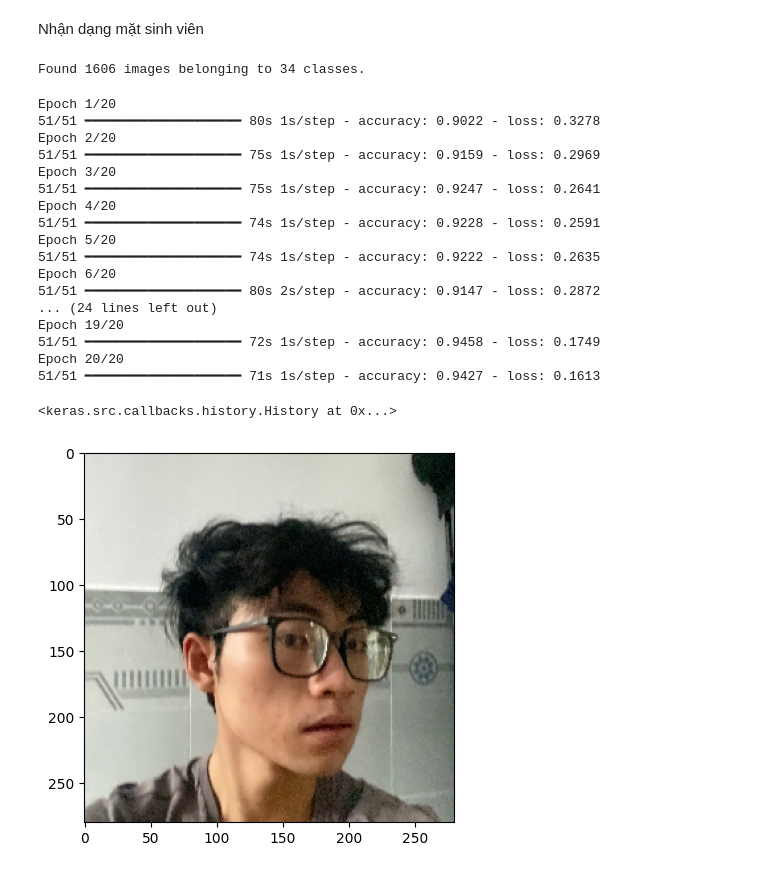
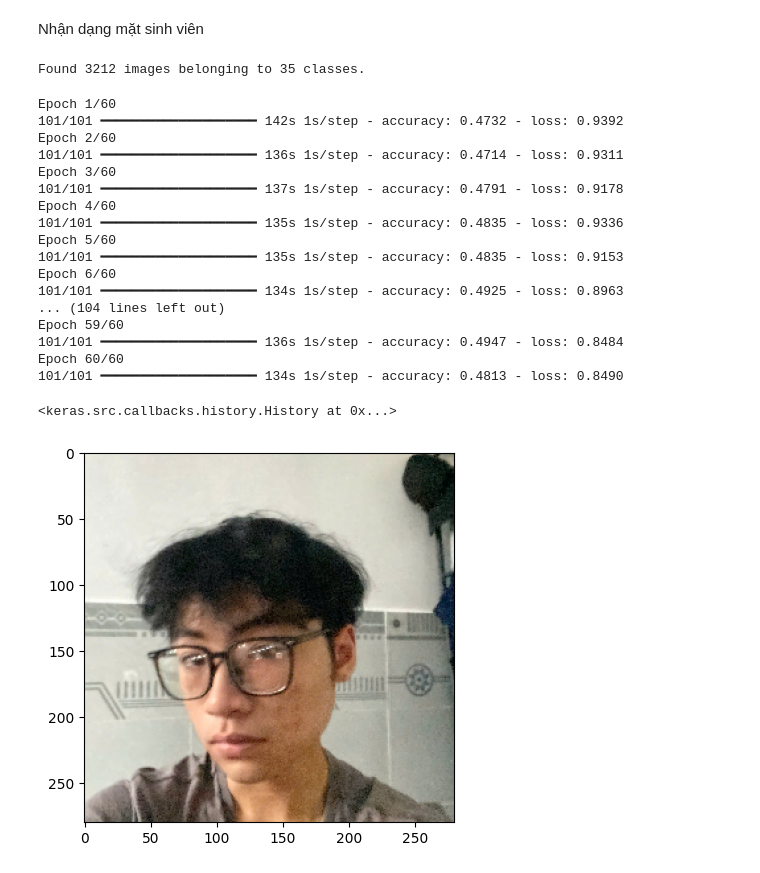
Before and after one commit to huutai-cmyk/Homework-1, a Jupyter notebook: Untitled.ipynb, the cells around one changed output. Saved outputs shown, nothing was run; the diff lists cells and outputs as text; code cells hidden in the pictures.

```diff
--- a/Untitled.ipynb
+++ b/Untitled.ipynb
@@ -6,7 +6,7 @@ Nhận dạng mặt sinh viên
 from keras.models import Sequential
 from keras.layers import Dense
 from tensorflow.keras.preprocessing.image import ImageDataGenerator
-train_dir = '/content/drive/MyDrive/Ảnh Lớp IC'
+train_dir = '/content/drive/MyDrive/Ảnh Lớp IC/Ảnh Lớp IC'
 img_width, img_height=280, 280
 batch_size= 32
 train_datagen = ImageDataGenerator(
@@ -27,7 +27,7 @@ train_generator = train_datagen.flow_from_directory(
     class_mode= 'categorical'
 )
 # %% [output]
-Found 1606 images belonging to 34 classes.
+Found 3212 images belonging to 35 classes.
 # %%
 img_width, img_height=280, 280
 from keras.models import Sequential
@@ -42,44 +42,44 @@ model = Sequential([
     Flatten(),
     Dense(128, activation='relu'),
     Dropout(0.5),
-    Dense(34, activation='softmax')
+    Dense(35, activation='softmax')
 ])
 # %%
 model.compile(optimizer='adam', loss='categorical_crossentropy', metrics=['accuracy'])
-model.fit(train_generator, epochs=20)
+model.fit(train_generator, epochs=60)
 # %% [output]
-Epoch 1/20
-51/51 ━━━━━━━━━━━━━━━━━━━━ 80s 1s/step - accuracy: 0.9022 - loss: 0.3278
-Epoch 2/20
-51/51 ━━━━━━━━━━━━━━━━━━━━ 75s 1s/step - accuracy: 0.9159 - loss: 0.2969
-Epoch 3/20
-51/51 ━━━━━━━━━━━━━━━━━━━━ 75s 1s/step - accuracy: 0.9247 - loss: 0.2641
-Epoch 4/20
-51/51 ━━━━━━━━━━━━━━━━━━━━ 74s 1s/step - accuracy: 0.9228 - loss: 0.2591
-Epoch 5/20
-51/51 ━━━━━━━━━━━━━━━━━━━━ 74s 1s/step - accuracy: 0.9222 - loss: 0.2635
-Epoch 6/20
-51/51 ━━━━━━━━━━━━━━━━━━━━ 80s 2s/step - accuracy: 0.9147 - loss: 0.2872
-... (24 lines left out)
-Epoch 19/20
-51/51 ━━━━━━━━━━━━━━━━━━━━ 72s 1s/step - accuracy: 0.9458 - loss: 0.1749
-Epoch 20/20
-51/51 ━━━━━━━━━━━━━━━━━━━━ 71s 1s/step - accuracy: 0.9427 - loss: 0.1613
+Epoch 1/60
+101/101 ━━━━━━━━━━━━━━━━━━━━ 142s 1s/step - accuracy: 0.4732 - loss: 0.9392
+Epoch 2/60
+101/101 ━━━━━━━━━━━━━━━━━━━━ 136s 1s/step - accuracy: 0.4714 - loss: 0.9311
+Epoch 3/60
+101/101 ━━━━━━━━━━━━━━━━━━━━ 137s 1s/step - accuracy: 0.4791 - loss: 0.9178
+Epoch 4/60
+101/101 ━━━━━━━━━━━━━━━━━━━━ 135s 1s/step - accuracy: 0.4835 - loss: 0.9336
+Epoch 5/60
+101/101 ━━━━━━━━━━━━━━━━━━━━ 135s 1s/step - accuracy: 0.4835 - loss: 0.9153
+Epoch 6/60
+101/101 ━━━━━━━━━━━━━━━━━━━━ 134s 1s/step - accuracy: 0.4925 - loss: 0.8963
+... (104 lines left out)
+Epoch 59/60
+101/101 ━━━━━━━━━━━━━━━━━━━━ 136s 1s/step - accuracy: 0.4947 - loss: 0.8484
+Epoch 60/60
+101/101 ━━━━━━━━━━━━━━━━━━━━ 134s 1s/step - accuracy: 0.4813 - loss: 0.8490
 <keras.src.callbacks.history.History at 0x...>
 # %%
 from keras.utils import load_img
 import numpy as np
 import matplotlib.pyplot as plt
-path= '/content/z7869476020584_451256fcb75eb542c92a688a9abd5288.jpg'
+path= '/content/drive/MyDrive/Ảnh Lớp IC (1)/Hữu Tài/z7869475655472_361838fe1e80cf0e84636a81bebdefe9.jpg'
 img=load_img(path,target_size=(280,280))
 plt.imshow(img)
 plt.show()
 img = np.array(img)
 img=img/255.0
 img= img.reshape(1,img_width,img_height,3)
 prediction=np.argmax(model.predict(img))
 class_labels={v:k for k,v in train_generator.class_indices.items()}
 person_name=class_labels[prediction]
 print(f'Người tiên đoán:{person_name}')
 # %% [output]
-[figure, old version]
+[figure, new version]
```
Also changed, not shown: parts of 2 cells of this notebook.
